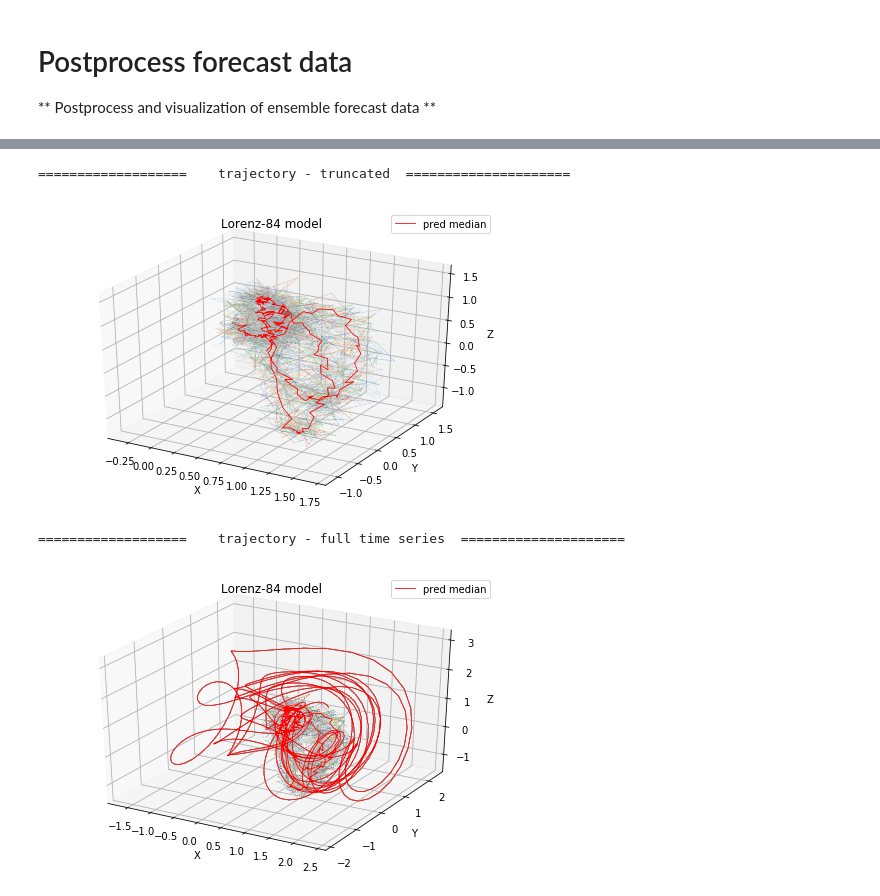
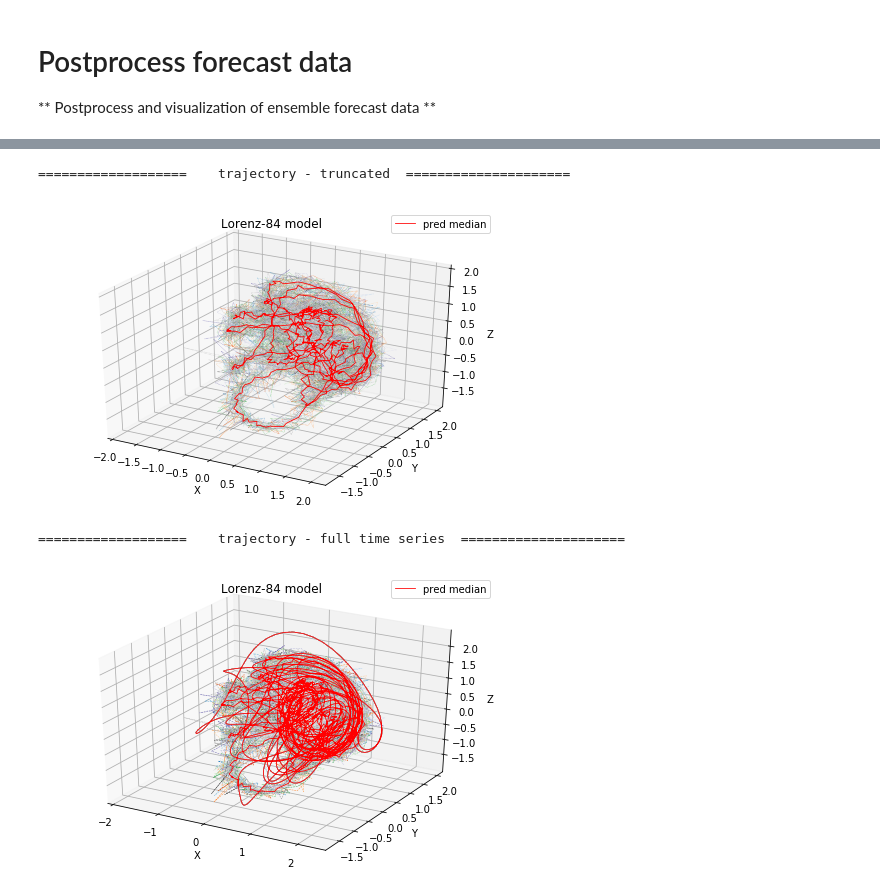
Before and after one commit to geek-yang/DeepArctic, a Jupyter notebook: BayesMap/Lorenz84/timescales_Lorens84.ipynb, the cells around one changed output, grey strips where cells are left out. Saved outputs shown, nothing was run; the diff lists cells and outputs as text; code cells hidden in the pictures.

```diff
--- a/BayesMap/Lorenz84/timescales_Lorens84.ipynb
+++ b/BayesMap/Lorenz84/timescales_Lorens84.ipynb
@@ -131,8 +137,6 @@ if __name__=="__main__":
     #################################################################################
     ###########                configure Lorenz 84 model                  ###########
     #################################################################################
-    # name the ensemble member
-    ens_num = 0
     # Lorenz paramters and initial conditions
     x_init = 1.0 # strength of the symmetric globally encircling westerly current
     y_init = 1.0 # strength of the cosine phases of a chain of superposedwaves (large scale eddies)
@@ -951,20 +935,20 @@ Wall time: 2h 46min 13s
     plt.legend()
     plt.show()
     if sense == 'x':
-        fig07.savefig(os.path.join(output_path, 'lorenz84_pred_3D_a{}_b{}_F{}_G{}_ens_{}.png'.format(a, b, F, G, ens_num)),dpi=150)
+        fig07.savefig(os.path.join(output_path, 'lorenz84_pred_3D_a{}_b{}_F{}_G{}.png'.format(a, b, F, G)),dpi=150)
     elif sense == 'a':
-        fig07.savefig(os.path.join(output_path, 'lorenz84_pred_3D_x{}_b{}_F{}_G{}_ens_{}.png'.format(x_init, b, F, G, ens_num)),dpi=150)
+        fig07.savefig(os.path.join(output_path, 'lorenz84_pred_3D_x{}_b{}_F{}_G{}.png'.format(x_init, b, F, G)),dpi=150)
     elif sense == 'G':
-        fig07.savefig(os.path.join(output_path, 'lorenz84_pred_3D_x{}_a{}_b{}_F{}_ens_{}.png'.format(x_init, a, b, F, ens_num)),dpi=150)
+        fig07.savefig(os.path.join(output_path, 'lorenz84_pred_3D_x{}_a{}_b{}_F{}.png'.format(x_init, a, b, F)),dpi=150)
     else:
         raise IOError("The chosen variable is not supported for sensitivity experiment!")
 
     print ('===================    trajectory - full time series  =====================')
-    predictand_full = np.zeros((ens, 3, num_steps), dtype=float) # create full time series for the predictand
+    predictand_full = np.zeros((ens, 3, num_steps - win_size + 1 - cut_off), dtype=float) # create full time series for the predictand
     # create full time series for the predictand
-    x_2D = np.repeat(x[np.newaxis,:], ens, 0)
-    y_2D = np.repeat(y[np.newaxis,:], ens, 0)
-    z_2D = np.repeat(z[np.newaxis,:], ens, 0)
+    x_2D = np.repeat(xx[np.newaxis,:], ens, 0)
+    y_2D = np.repeat(yy[np.newaxis,:], ens, 0)
+    z_2D = np.repeat(zz[np.newaxis,:], ens, 0)
 
     predictand_full[:,0,:-test_len] = x_2D[:,:-test_len]
     predictand_full[:,1,:-test_len] = y_2D[:,:-test_len]
@@ -975,37 +959,37 @@ Wall time: 2h 46min 13s
     predictand_full[:,2,-test_len:] = predictand[:,2,:,0] * (z_max - z_min) + z_min
 
     predictand_full_median = np.median(predictand_full, 0)
 
     fig08 = plt.figure(figsize=(8,5.4))
     ax = fig08.gca(projection='3d')
     for i in range(ens):
         ax.plot(predictand_full[i, 0, :],
                 predictand_full[i, 1, :],
                 predictand_full[i, 2, :], color=colormap[i], linestyle='dashed', lw=0.5)
 
     ax.plot(predictand_full_median[0, :],
             predictand_full_median[1, :],
             predictand_full_median[2, :],
             color='red', label='pred median', lw=0.8)
 
     ax.set_xlabel("X")
     ax.set_ylabel("Y")
     ax.set_zlabel("Z")
     ax.set_title("Lorenz-84 model")
     plt.legend()
     plt.show()
     if sense == 'x':
-        fig08.savefig(os.path.join(output_path, 'lorenz84_pred_3D_full_a{}_b{}_F{}_G{}_ens_{}.png'.format(a, b, F, G, ens_num)),dpi=150)
+        fig08.savefig(os.path.join(output_path, 'lorenz84_pred_3D_full_a{}_b{}_F{}_G{}.png'.format(a, b, F, G)),dpi=150)
     elif sense == 'a':
-        fig08.savefig(os.path.join(output_path, 'lorenz84_pred_3D_full_x{}_b{}_F{}_G{}_ens_{}.png'.format(x_init, b, F, G, ens_num)),dpi=150)
+        fig08.savefig(os.path.join(output_path, 'lorenz84_pred_3D_full_x{}_b{}_F{}_G{}.png'.format(x_init, b, F, G)),dpi=150)
     elif sense == 'G':
-        fig08.savefig(os.path.join(output_path, 'lorenz84_pred_3D_full_x{}_a{}_b{}_F{}_ens_{}.png'.format(x_init, a, b, F, ens_num)),dpi=150)
+        fig08.savefig(os.path.join(output_path, 'lorenz84_pred_3D_full_x{}_a{}_b{}_F{}.png'.format(x_init, a, b, F)),dpi=150)
     else:
         raise IOError("The chosen variable is not supported for sensitivity experiment!")
 # %% [output]
 ===================    trajectory - truncated  =====================
-[figure, old version]
+[figure, new version]
 ===================    trajectory - full time series  =====================
-[figure, old version]
+[figure, new version]
 # %%
     #############################################################################################################
```
Also changed, not shown: parts of 16 cells of this notebook, 5 other files.
